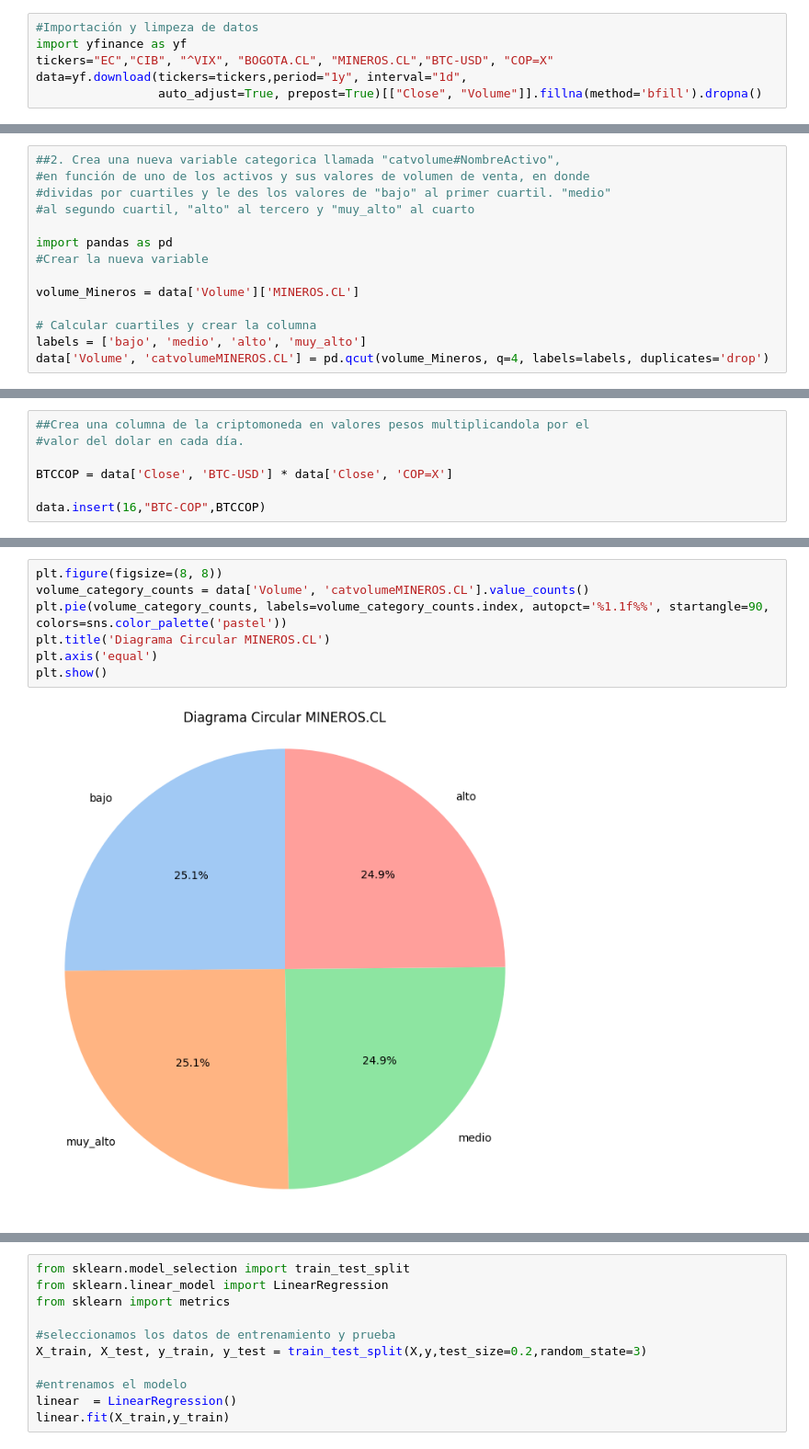
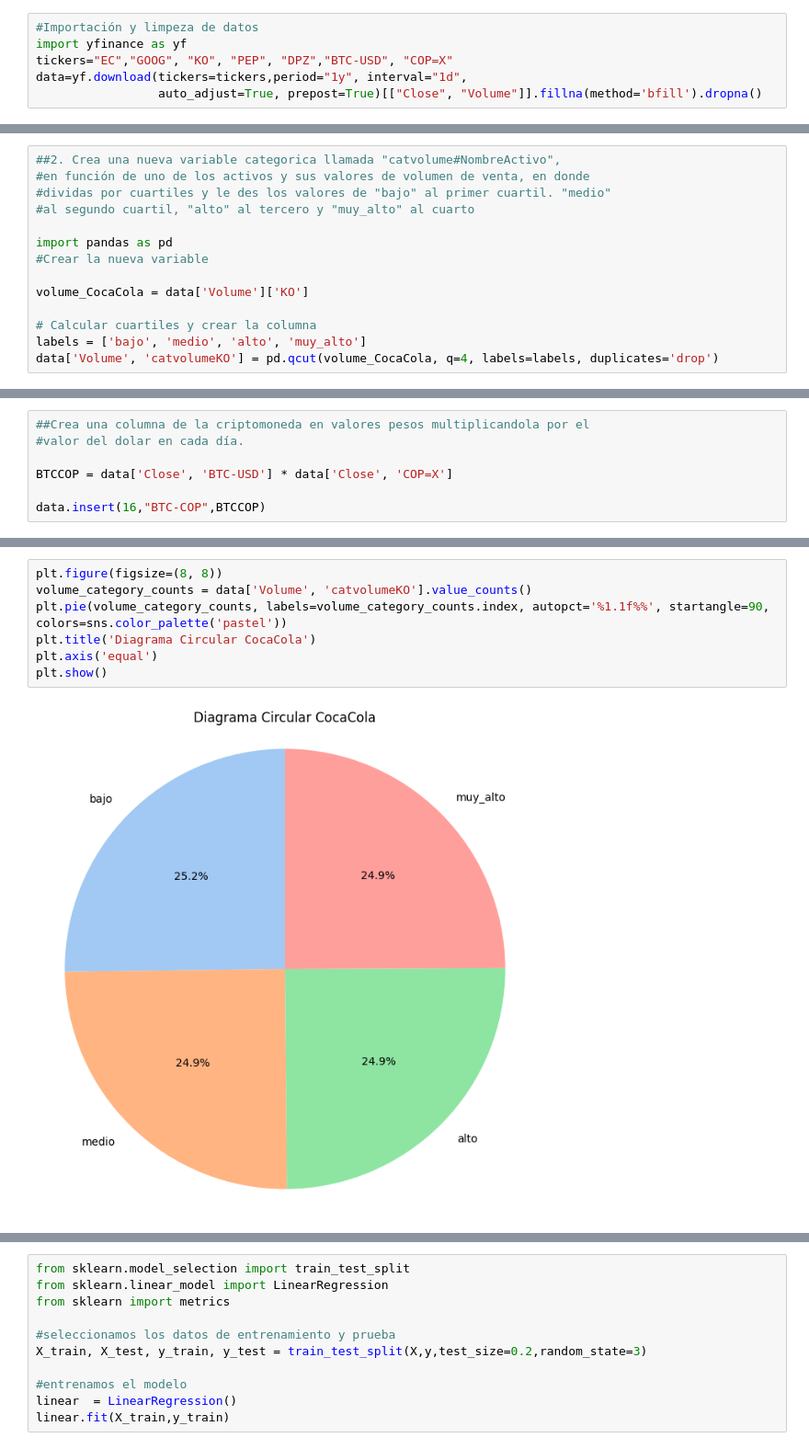
Before and after one commit to estebancardonad/Trabajos_Python_xd, a Jupyter notebook: Reto S10 y 11.ipynb, the cells around one changed output, grey strips where cells are left out. Shown at 92% size. Drawn from its saved outputs; the diff is of its cells as text.

```diff
--- a/Reto S10 y 11.ipynb
+++ b/Reto S10 y 11.ipynb
@@ -29,7 +29,7 @@ Empecemos creando nuestra base de datos usando Yahoo Finance
 # %%
 #Importación y limpeza de datos
 import yfinance as yf
-tickers="EC","CIB", "^VIX", "BOGOTA.CL", "MINEROS.CL","BTC-USD", "COP=X"
+tickers="EC","GOOG", "KO", "PEP", "DPZ","BTC-USD", "COP=X"
 data=yf.download(tickers=tickers,period="1y", interval="1d",
                  auto_adjust=True, prepost=True)[["Close", "Volume"]].fillna(method='bfill').dropna()
 # %% [output]
@@ -79,11 +79,11 @@ dtype: int64
 import pandas as pd
 #Crear la nueva variable
 
-volume_Mineros = data['Volume']['MINEROS.CL']
+volume_CocaCola = data['Volume']['KO']
 
 # Calcular cuartiles y crear la columna
 labels = ['bajo', 'medio', 'alto', 'muy_alto']
-data['Volume', 'catvolumeMINEROS.CL'] = pd.qcut(volume_Mineros, q=4, labels=labels, duplicates='drop')
+data['Volume', 'catvolumeKO'] = pd.qcut(volume_CocaCola, q=4, labels=labels, duplicates='drop')
 # %%
 #Validar nueva columna Catvolumexxxx
 data
@@ -233,12 +233,12 @@ plt.show()
 # %%
 plt.figure(figsize=(8, 8))
-volume_category_counts = data['Volume', 'catvolumeMINEROS.CL'].value_counts()
+volume_category_counts = data['Volume', 'catvolumeKO'].value_counts()
 plt.pie(volume_category_counts, labels=volume_category_counts.index, autopct='%1.1f%%', startangle=90, colors=sns.color_palette('pastel'))
-plt.title('Diagrama Circular MINEROS.CL')
+plt.title('Diagrama Circular CocaCola')
 plt.axis('equal')
 plt.show()
 # %% [output]
-[figure, old version]
+[figure, new version]
 # %%
 ## 7. Matriz de correllación de las variables
 
```
Also changed, not shown: parts of 21 cells of this notebook.
